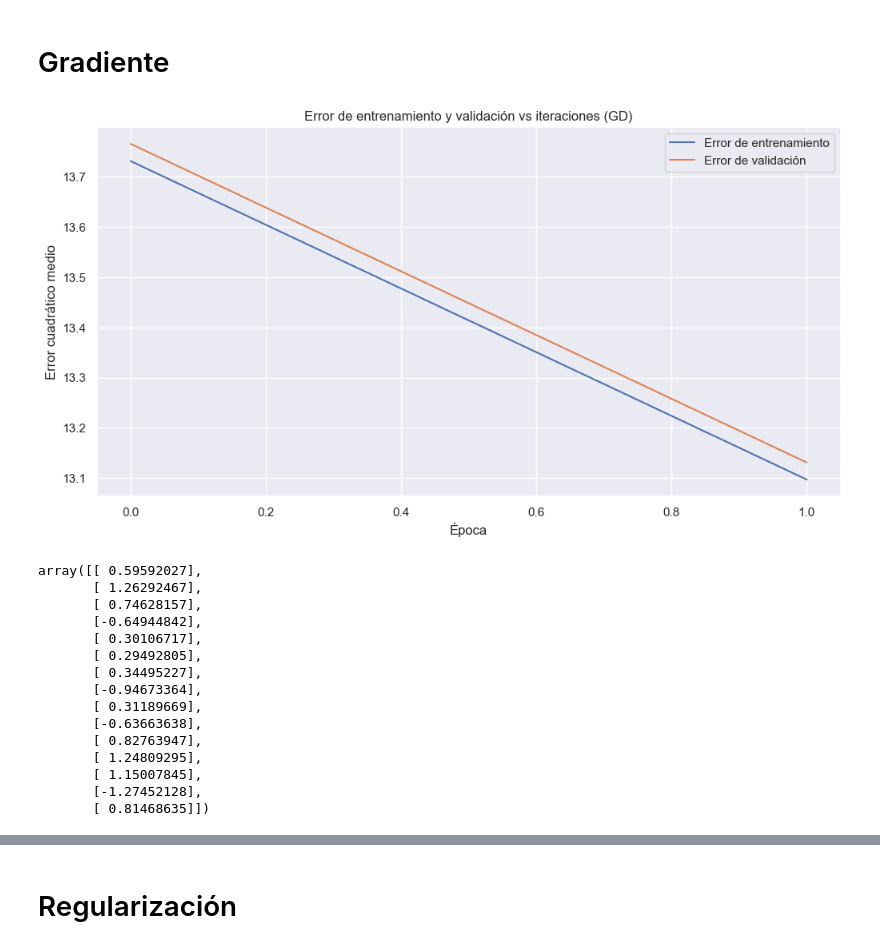
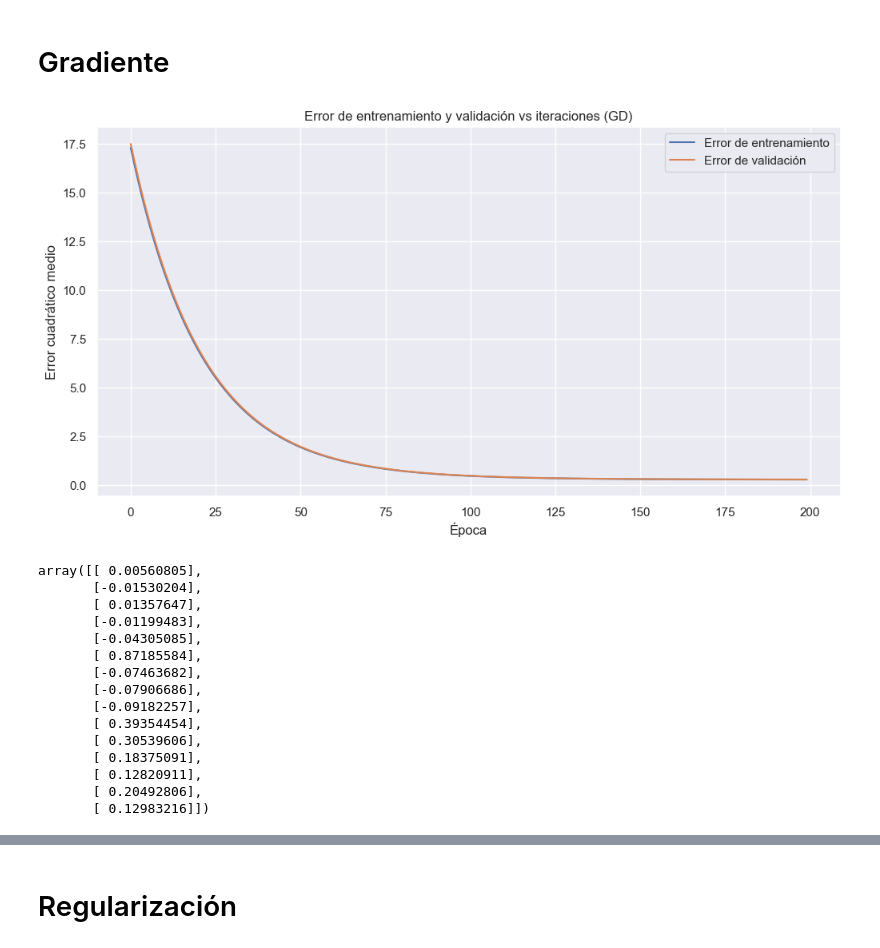
Before and after one commit to GenaCanciani/AA1-TUIA-2025C2-Canciani-Morales-Mancini, a Jupyter notebook: TP-Regresion-AA1-2025C1.ipynb, the cells around one changed output, grey strips where cells are left out. Saved outputs shown, nothing was run; the diff lists cells and outputs as text; code cells hidden in the pictures.

```diff
--- a/TP-Regresion-AA1-2025C1.ipynb
+++ b/TP-Regresion-AA1-2025C1.ipynb
@@ -205,9 +227,6 @@ df_copy["distance_km"] = haversine(
 # %%
 # Eliminación de columna redundante, igual que pickup_datetime
 df_copy = df_copy.drop("date",axis=1)
-# %%
-# Aplicar la función a la columna de la hora para crear la nueva variable categórica
-df_copy['franja_horaria'] = df_copy['pickup_datetime'].dt.hour.apply(obtener_franja_horaria)
 # %%
 df_copy["semana_mes"] = df_copy["pickup_datetime"].apply(obtener_semana_mes)
 # %%
@@ -230,6 +249,6 @@ semana_mes
 Name: count, dtype: int64
 # %%
-coords = ["key","pickup_datetime" ,"pickup_longitude", "pickup_latitude", "dropoff_longitude", "dropoff_latitude","franja_horaria"]
+coords = ["key","pickup_datetime" ,"pickup_longitude", "pickup_latitude", "dropoff_longitude", "dropoff_latitude"]
 df_copy.drop(columns=coords, inplace=True)
 # %%
 df_copy.info()
@@ -392,5 +395,5 @@ X_train[(X_train["distance_km"] > 150) & (X_train["distance_km"] < 250)]
 # %%
 # Conversión de atípico a Nan para imputación futura
-X_train.loc[(X_train["distance_km"] > 250) | (X_train["distance_km"] == 0), "distance_km"] = np.nan
+X_train.loc[(X_train["distance_km"] > 90) | (X_train["distance_km"] == 0), "distance_km"] = np.nan
 # %%
-X_test.loc[(X_test["distance_km"] > 250) | (X_test["distance_km"] == 0), "distance_km"] = np.nan
+X_test.loc[(X_test["distance_km"] > 90) | (X_test["distance_km"] == 0), "distance_km"] = np.nan
@@ -761,21 +820,21 @@ scaler_y = StandardScaler()
 y_train_scaled = scaler_y.fit_transform(y_train)
 y_test_scaled = scaler_y.transform(y_test)
 # %%
-gradient_descent(X_train_scaled, y_train_scaled, X_test_scaled, y_test_scaled, lr=0.01, epochs=2)
+gradient_descent(X_train_scaled, y_train_scaled, X_test_scaled, y_test_scaled, lr=0.01, epochs=200)
 # %% [output]
-[figure, old version]
+[figure, new version]
-array([[ 0.59592027],
-       [ 1.26292467],
-       [ 0.74628157],
-       [-0.64944842],
-       [ 0.30106717],
-       [ 0.29492805],
-       [ 0.34495227],
-       [-0.94673364],
-       [ 0.31189669],
-       [-0.63663638],
-       [ 0.82763947],
-       [ 1.24809295],
-       [ 1.15007845],
-       [-1.27452128],
-       [ 0.81468635]])
+array([[ 0.00560805],
+       [-0.01530204],
+       [ 0.01357647],
+       [-0.01199483],
+       [-0.04305085],
+       [ 0.87185584],
+       [-0.07463682],
+       [-0.07906686],
+       [-0.09182257],
+       [ 0.39354454],
+       [ 0.30539606],
+       [ 0.18375091],
+       [ 0.12820911],
+       [ 0.20492806],
+       [ 0.12983216]])
```
Also changed, not shown: parts of 67 cells of this notebook.
